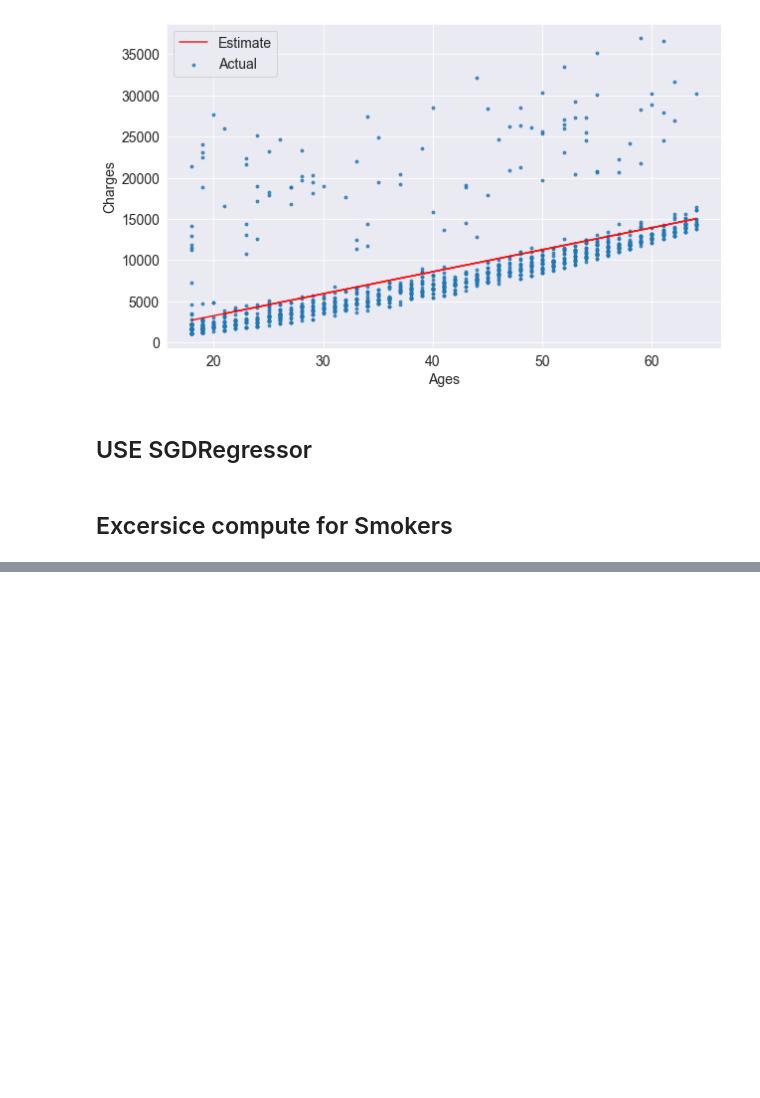
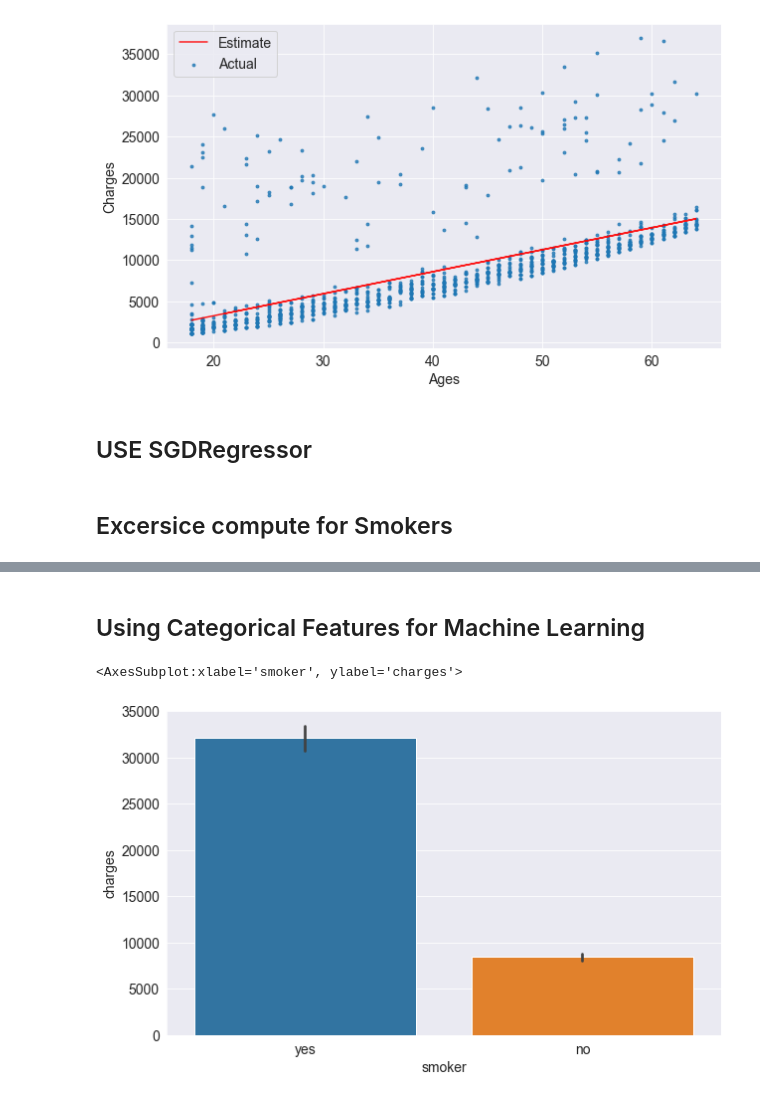
Before and after one commit to Tanmoy07tech/Machine-learning-with-python, a Jupyter notebook: Linear_Regression_with_Scikit_Learn.ipynb, the cells around one changed output, grey strips where cells are left out. Saved outputs shown, nothing was run; the diff lists cells and outputs as text; code cells hidden in the pictures; blank space fills up the shorter version.

Commit message:
Completed the Linear_regression with Scikit Learn notebook

```diff
--- a/Linear_Regression_with_Scikit_Learn.ipynb
+++ b/Linear_Regression_with_Scikit_Learn.ipynb
@@ -461,0 +554,7 @@ RMSE Loss : 4662.505766636392
+# %% [markdown]
+## Using Categorical Features for Machine Learning
+# %%
+sns.barplot(data=medical_df,x='smoker',y='charges')
+# %% [output]
+<AxesSubplot:xlabel='smoker', ylabel='charges'>
+[figure, added]
```
Also changed, not shown: parts of 42 cells of this notebook.
